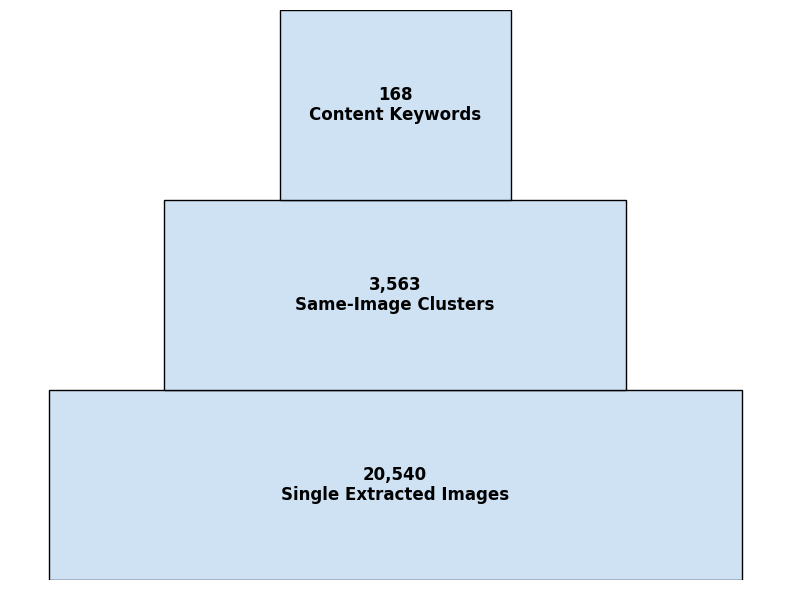
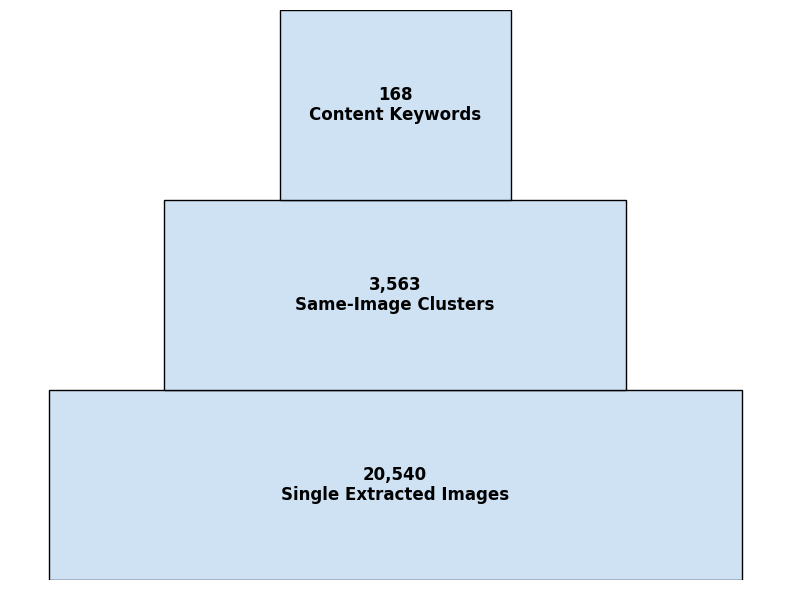
The notebook cell's code change between the first figure and the second:
--- before
+++ after
@@ -33,4 +33,8 @@
 # plt.title("From Extracted Images to Content Keywords", fontsize=14, weight='bold')
 plt.tight_layout()
-plt.savefig("/Users/nogashlomi/projects/nog_thesis/figures/plots/methodology/pyramid.png")
+plt.savefig(
+    "/Users/nogashlomi/projects/nog_thesis/figures/plots/methodology/pyramid.png",
+    dpi=150,
+    bbox_inches='tight'
+)
 plt.show()

Commit: Add new notebooks, visualizations, and data files